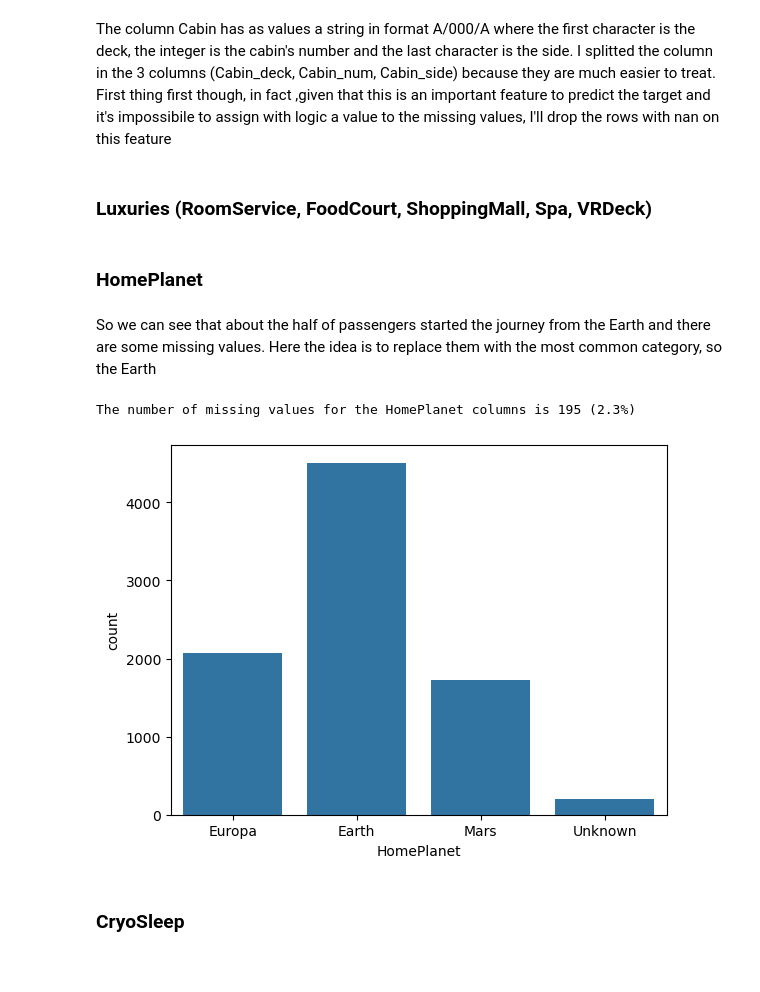
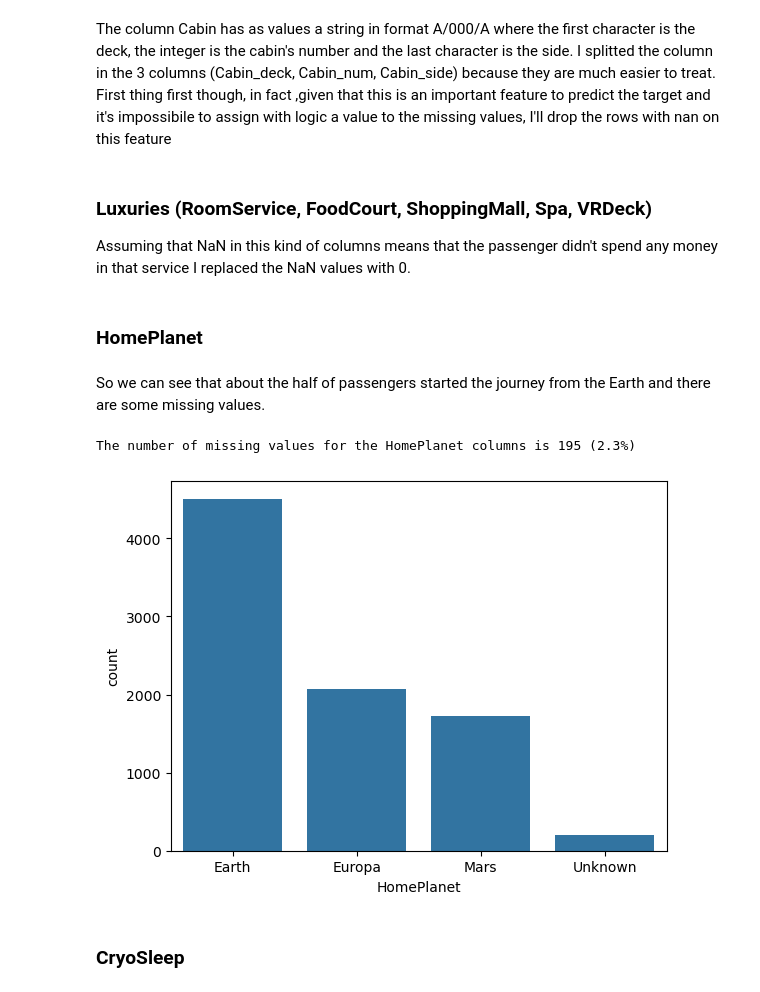
Before and after one commit to gianlucatut16/Spaceship-Titanic, a Jupyter notebook: main.ipynb, the cells around one changed output. Saved outputs shown, nothing was run; the diff lists cells and outputs as text; code cells hidden in the pictures.

```diff
--- a/main.ipynb
+++ b/main.ipynb
@@ -78,8 +86,9 @@ df['Cabin_num'] = df['Cabin_num'].astype('int')
 
 df['Cabin_side'] = df['Cabin_side'].replace(['P', 'S'], [1,0])
 df['Cabin_side'] = df['Cabin_side'].astype('bool')
-# %% [markdown]
-### Luxuries (RoomService, FoodCourt, ShoppingMall, Spa, VRDeck)
+# %% [markdown]
+### Luxuries (RoomService, FoodCourt, ShoppingMall, Spa, VRDeck)
+Assuming that NaN in this kind of columns means that the passenger didn't spend any money in that service I replaced the NaN values with 0.
 # %%
 df['RoomService'].fillna(0.0, inplace = True)
 df['FoodCourt'].fillna(0.0, inplace = True)
@@ -93,17 +102,18 @@ df = df.drop(amount_columns, axis = 1)
 # %% [markdown]
 ### HomePlanet
 # %% [markdown]
-So we can see that about the half of passengers started the journey from the Earth and there are some missing values. Here the idea is to replace them with the most common category, so the Earth
+So we can see that about the half of passengers started the journey from the Earth and there are some missing values.
 # %%
 total_nan = df['HomePlanet'].isna().sum()
 print(f'The number of missing values for the HomePlanet columns is {total_nan} ({np.round(total_nan * 100 / df.shape[0], 2)}%)')
 
 df['HomePlanet'] = df['HomePlanet'].fillna('Unknown')
+df['HomePlanet'] = df['HomePlanet'].astype('category')
 sns.countplot(data = df, x = 'HomePlanet')
 plt.show()
 # %% [output]
 The number of missing values for the HomePlanet columns is 195 (2.3%)
-[figure, old version]
+[figure, new version]
 # %% [markdown]
 ### CryoSleep
 # %% [markdown]
```
Also changed, not shown: parts of 42 cells of this notebook, 1 other file.
